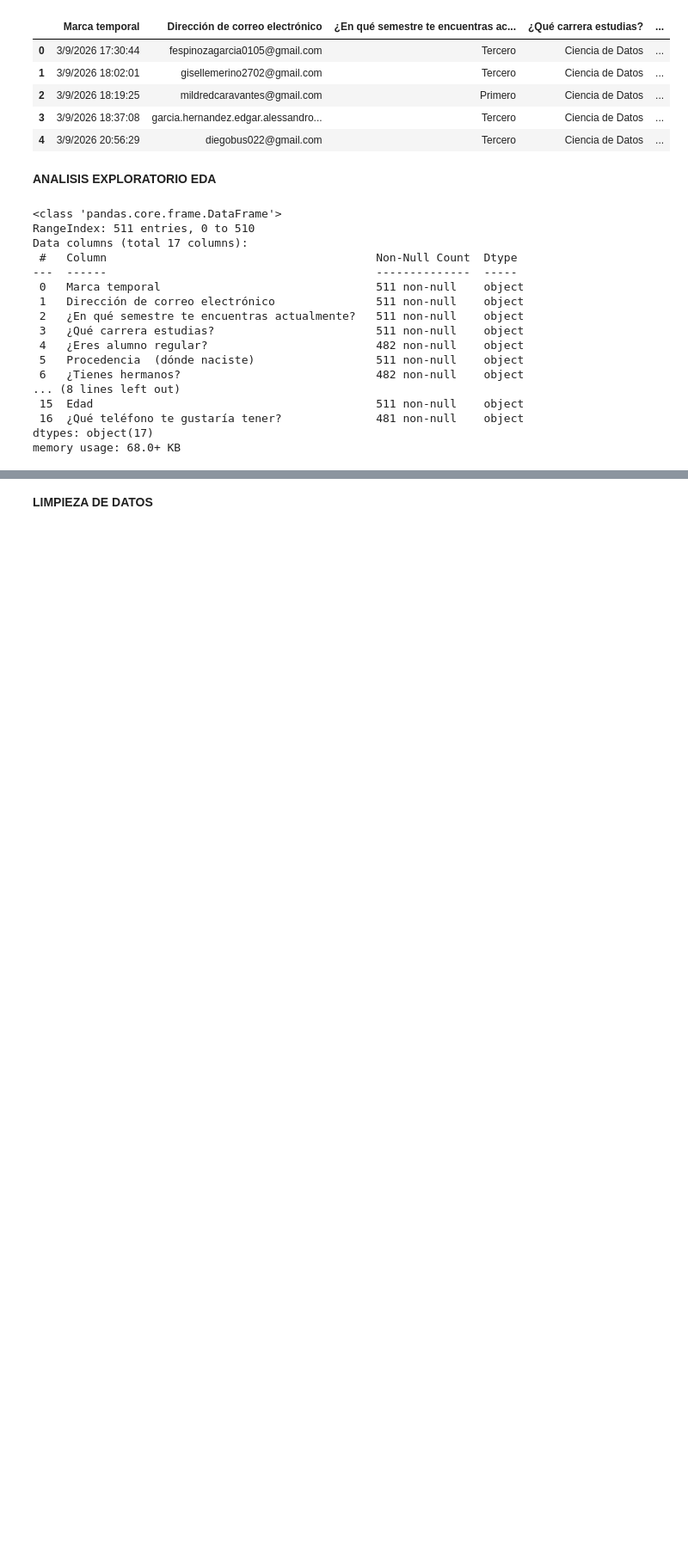
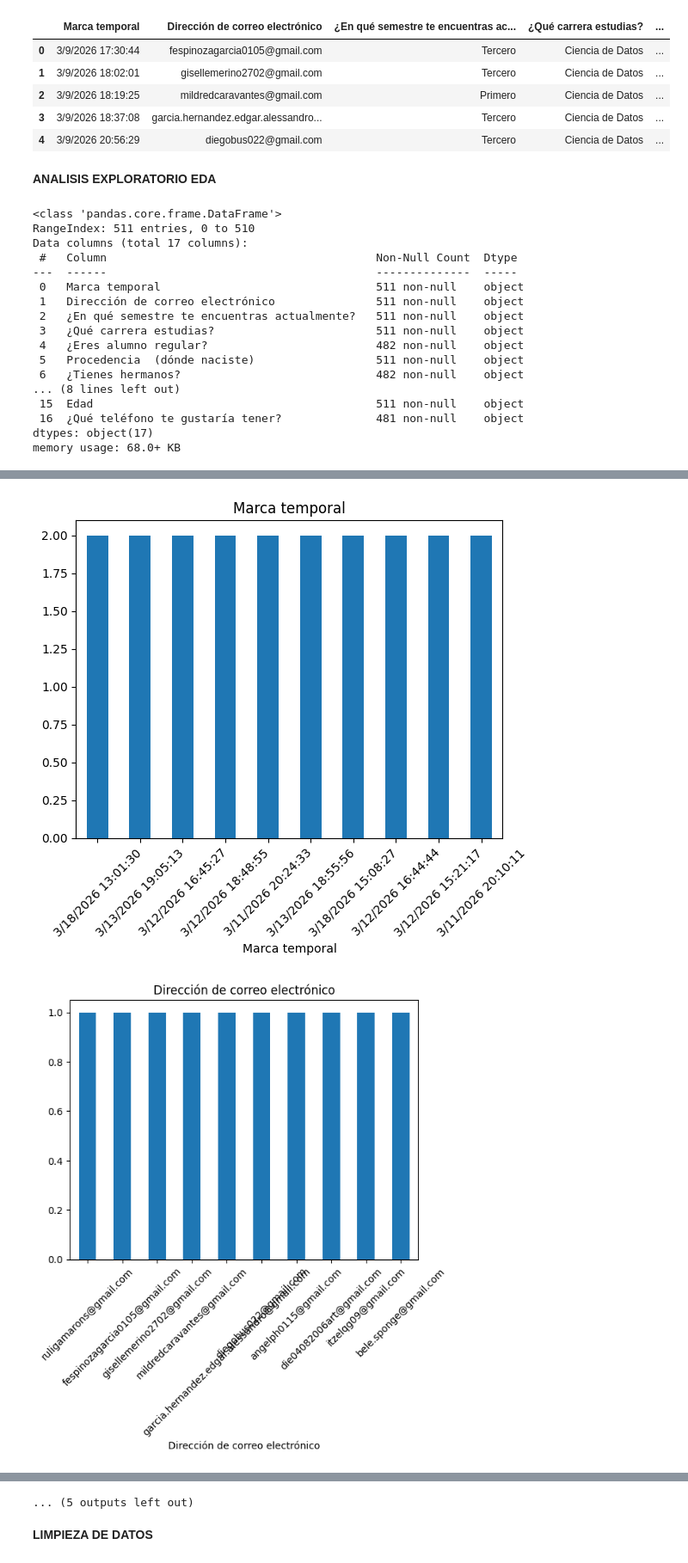
Before and after one commit to diegogh1002/Estadistica, a Jupyter notebook: limpieza.ipynb, the cells around one changed output, grey strips where cells are left out. Shown at 86% size. Cells and saved outputs as stored; diff of their text form; code cells hidden in the pictures; blank space fills up the shorter version.

```diff
--- a/limpieza.ipynb
+++ b/limpieza.ipynb
@@ -106,7 +137,5 @@ for col in num_df.columns:
     plt.figure()
     plt.hist(num_df[col].dropna(), bins=10)
     plt.title(f"Histograma de {col}")
-    plt.xlabel(col)
-    plt.ylabel("Frecuencia")
     plt.show()
 # %% [output]
@@ -144,0 +170,12 @@ plt.show()
+# %%
+cat_df = df.select_dtypes(exclude='number')
+
+for col in cat_df.columns:
+    plt.figure()
+    df[col].value_counts().head(10).plot(kind='bar')
+    plt.title(col)
+    plt.xticks(rotation=45)
+    plt.show()
+# %% [output]
+[figure, added]
+[figure, added]
@@ -145,3 +192,4 @@ plt.show()
+... (5 outputs left out)
 # %% [markdown]
 **LIMPIEZA DE DATOS**
 # %%
```
Also changed, not shown: parts of 19 cells of this notebook.
